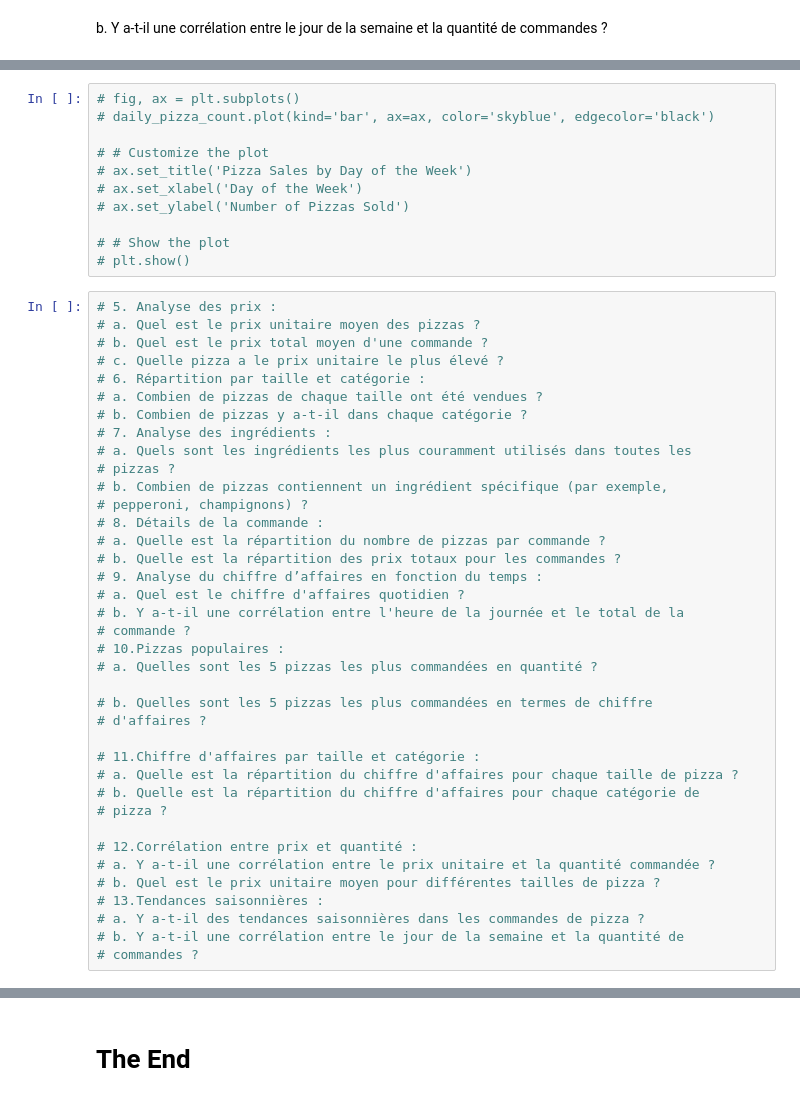
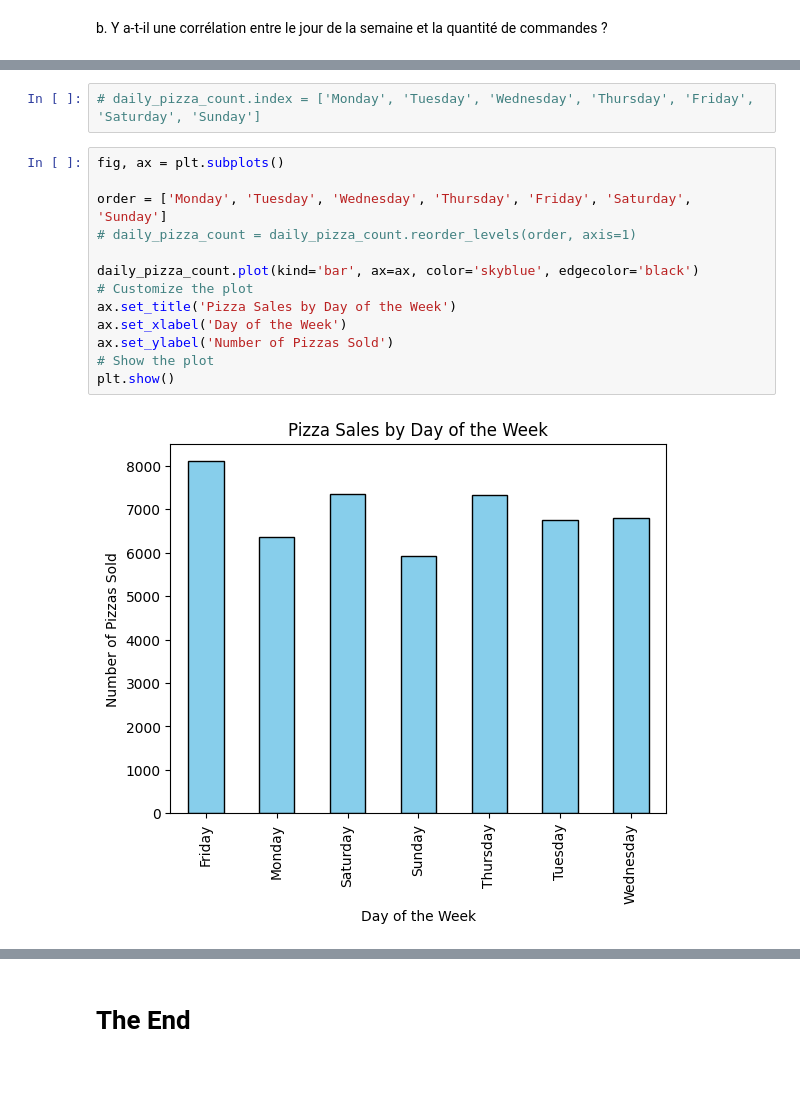
Before and after one commit to julienRactM/pizzaiojo, a Jupyter notebook: notebook.ipynb, the cells around one changed output, grey strips where cells are left out. Saved outputs shown, nothing was run; the diff lists cells and outputs as text; blank space fills up the shorter version.

```diff
--- a/notebook.ipynb
+++ b/notebook.ipynb
@@ -707,49 +700,17 @@ Name: order_details_id, Length: 83, dtype: int64
+# %%
+# daily_pizza_count.index = ['Monday', 'Tuesday', 'Wednesday', 'Thursday', 'Friday', 'Saturday', 'Sunday']
 # %%
-# fig, ax = plt.subplots()
-# daily_pizza_count.plot(kind='bar', ax=ax, color='skyblue', edgecolor='black')
+fig, ax = plt.subplots()
 
-# # Customize the plot
-# ax.set_title('Pizza Sales by Day of the Week')
-# ax.set_xlabel('Day of the Week')
-# ax.set_ylabel('Number of Pizzas Sold')
+order = ['Monday', 'Tuesday', 'Wednesday', 'Thursday', 'Friday', 'Saturday', 'Sunday']
+# daily_pizza_count = daily_pizza_count.reorder_levels(order, axis=1)
 
-# # Show the plot
-# plt.show()
+daily_pizza_count.plot(kind='bar', ax=ax, color='skyblue', edgecolor='black')
+# Customize the plot
+ax.set_title('Pizza Sales by Day of the Week')
+ax.set_xlabel('Day of the Week')
+ax.set_ylabel('Number of Pizzas Sold')
+# Show the plot
+plt.show()
+# %% [output]
+[figure, added]
-# %%
-# 5. Analyse des prix :
-# a. Quel est le prix unitaire moyen des pizzas ?
-# b. Quel est le prix total moyen d'une commande ?
-# c. Quelle pizza a le prix unitaire le plus élevé ?
-# 6. Répartition par taille et catégorie :
-# a. Combien de pizzas de chaque taille ont été vendues ?
-# b. Combien de pizzas y a-t-il dans chaque catégorie ?
-# 7. Analyse des ingrédients :
-# a. Quels sont les ingrédients les plus couramment utilisés dans toutes les
-# pizzas ?
-# b. Combien de pizzas contiennent un ingrédient spécifique (par exemple,
-# pepperoni, champignons) ?
-# 8. Détails de la commande :
-# a. Quelle est la répartition du nombre de pizzas par commande ?
-# b. Quelle est la répartition des prix totaux pour les commandes ?
-# 9. Analyse du chiffre d’affaires en fonction du temps :
-# a. Quel est le chiffre d'affaires quotidien ?
-# b. Y a-t-il une corrélation entre l'heure de la journée et le total de la
-# commande ?
-# 10.Pizzas populaires :
-# a. Quelles sont les 5 pizzas les plus commandées en quantité ?
-
-# b. Quelles sont les 5 pizzas les plus commandées en termes de chiffre
-# d'affaires ?
-
-# 11.Chiffre d'affaires par taille et catégorie :
-# a. Quelle est la répartition du chiffre d'affaires pour chaque taille de pizza ?
-# b. Quelle est la répartition du chiffre d'affaires pour chaque catégorie de
-# pizza ?
-
-# 12.Corrélation entre prix et quantité :
-# a. Y a-t-il une corrélation entre le prix unitaire et la quantité commandée ?
-# b. Quel est le prix unitaire moyen pour différentes tailles de pizza ?
-# 13.Tendances saisonnières :
-# a. Y a-t-il des tendances saisonnières dans les commandes de pizza ?
-# b. Y a-t-il une corrélation entre le jour de la semaine et la quantité de
-# commandes ?
```
Also changed, not shown: parts of 13 cells of this notebook, 2 other files.
